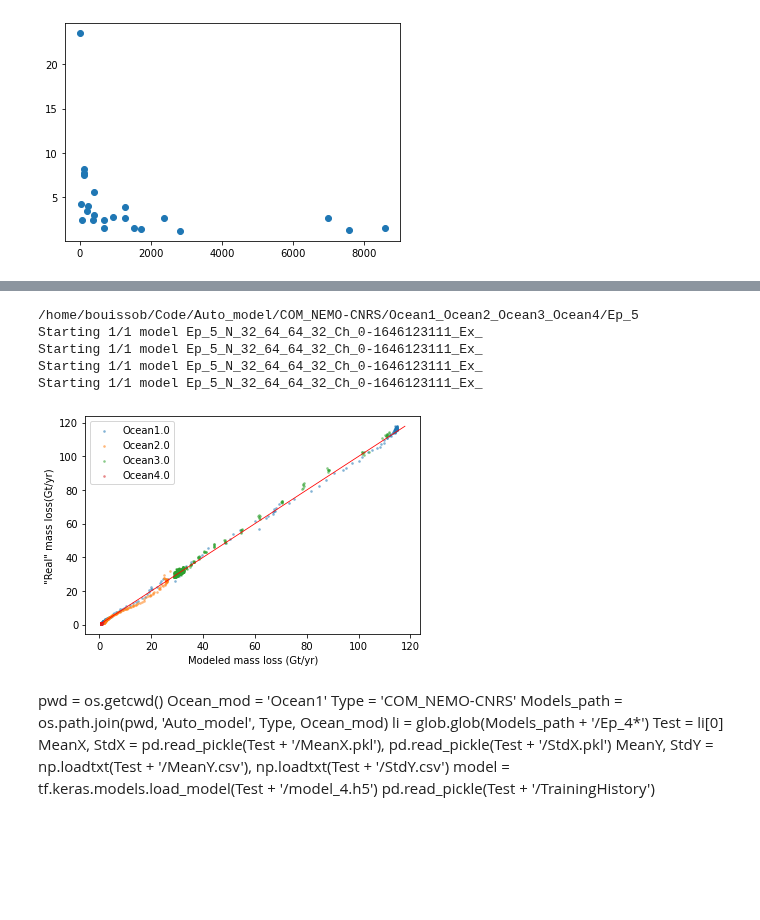
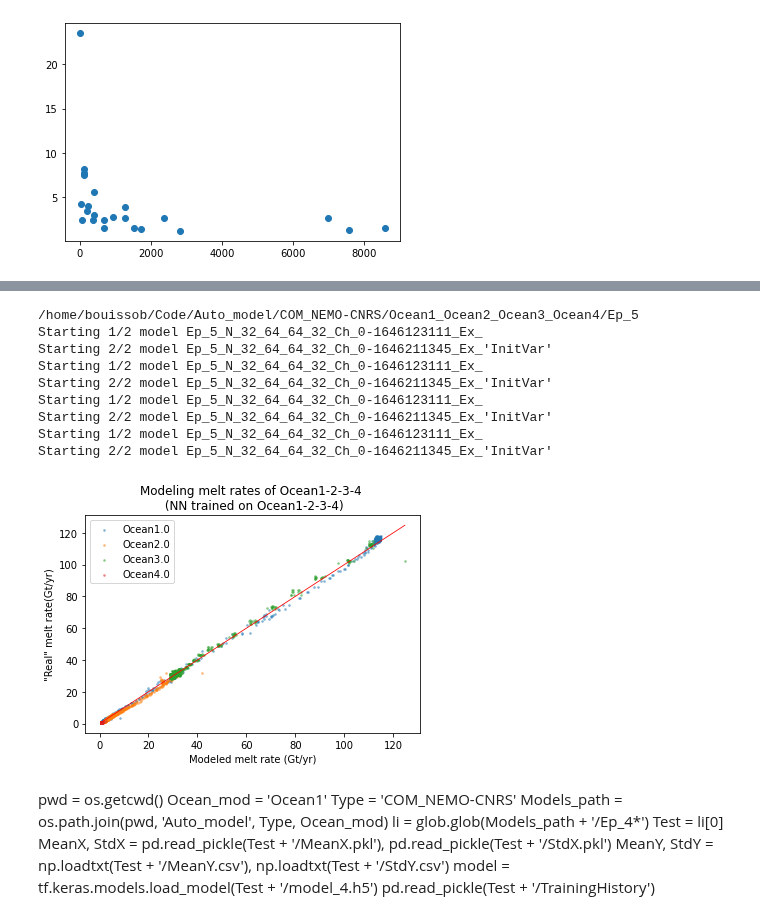
Before and after one commit to BenBouiss/NN_intern_2022, a Jupyter notebook: Class_NN_test.ipynb, the cells around one changed output, grey strips where cells are left out. Cells and saved outputs as stored; diff of their text form; code cells hidden in the pictures; blank space fills up the shorter version.

```diff
--- a/Class_NN_test.ipynb
+++ b/Class_NN_test.ipynb
@@ -163,13 +168,17 @@ Starting 1/1 model Ep_5_N_32_64_64_32_Ch_0-1646043224_Ex_InitVar
 # %%
 RMSEs, Params, Melts, Modded_melts, Neurs, Oc = NN.Plot_Melt_to_Modded_melt(save = True, Epoch = 5,
-                                Ocean_trained = OcT, message = 0, Ocean_target = OcT, Exact = 1)
+                                Ocean_trained = OcT, message = 0, Ocean_target = OcT, Exact = 1, Extra_n = [])
 # %% [output]
 /home/bouissob/Code/Auto_model/COM_NEMO-CNRS/Ocean1_Ocean2_Ocean3_Ocean4/Ep_5
-Starting 1/1 model Ep_5_N_32_64_64_32_Ch_0-1646123111_Ex_
-Starting 1/1 model Ep_5_N_32_64_64_32_Ch_0-1646123111_Ex_
-Starting 1/1 model Ep_5_N_32_64_64_32_Ch_0-1646123111_Ex_
-Starting 1/1 model Ep_5_N_32_64_64_32_Ch_0-1646123111_Ex_
+Starting 1/2 model Ep_5_N_32_64_64_32_Ch_0-1646123111_Ex_
+Starting 2/2 model Ep_5_N_32_64_64_32_Ch_0-1646211345_Ex_'InitVar'
+Starting 1/2 model Ep_5_N_32_64_64_32_Ch_0-1646123111_Ex_
+Starting 2/2 model Ep_5_N_32_64_64_32_Ch_0-1646211345_Ex_'InitVar'
+Starting 1/2 model Ep_5_N_32_64_64_32_Ch_0-1646123111_Ex_
+Starting 2/2 model Ep_5_N_32_64_64_32_Ch_0-1646211345_Ex_'InitVar'
+Starting 1/2 model Ep_5_N_32_64_64_32_Ch_0-1646123111_Ex_
+Starting 2/2 model Ep_5_N_32_64_64_32_Ch_0-1646211345_Ex_'InitVar'
-[figure, old version]
+[figure, new version]
 # %%
 Epoch, Neur, Choix = re.findall('Ep_(\d+)_N_(\w+)_Ch_(\d+)', Test)[0]
 # %% [markdown]
```
Also changed, not shown: parts of 12 cells of this notebook, 33 other files.
